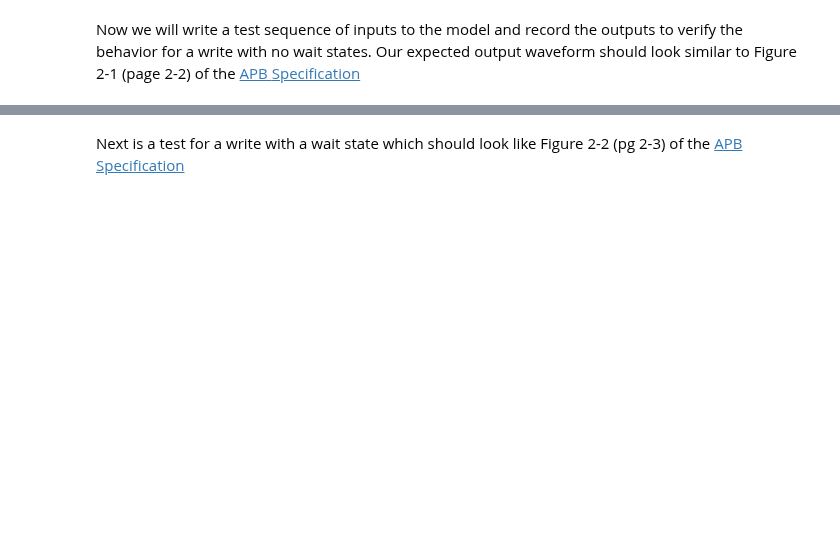
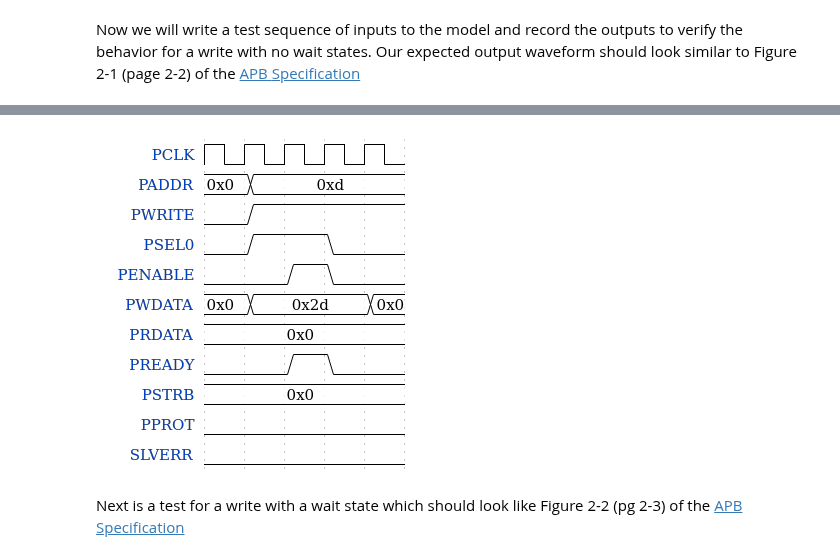
Before and after one commit to leonardt/magma_register_file_tutorial, a Jupyter notebook: 2-Defining an APB Model in Python.ipynb, the cells around one changed output, grey strips where cells are left out. Drawn from its saved outputs; the diff is of its cells as text; code cells hidden in the pictures; blank space fills up the shorter version.

```diff
--- a/2-Defining an APB Model in Python.ipynb
+++ b/2-Defining an APB Model in Python.ipynb
@@ -528,5 +528,5 @@ io.apb.PWDATA = BitVector[data_width](0)
 
 bus(io)
 waveform.step(bus.io.apb)
-waveform.render_ipynb()
+waveform.render_ipynb("write_no_wait")
 # %% [output]
@@ -534,3 +533,4 @@ waveform.render_ipynb()
+[figure, added]
 # %% [markdown]
 Next is a test for a write with a wait state which should look like Figure 2-2
 (pg 2-3) of the [APB
```
Also changed, not shown: parts of 5 cells of this notebook, 7 other files.
